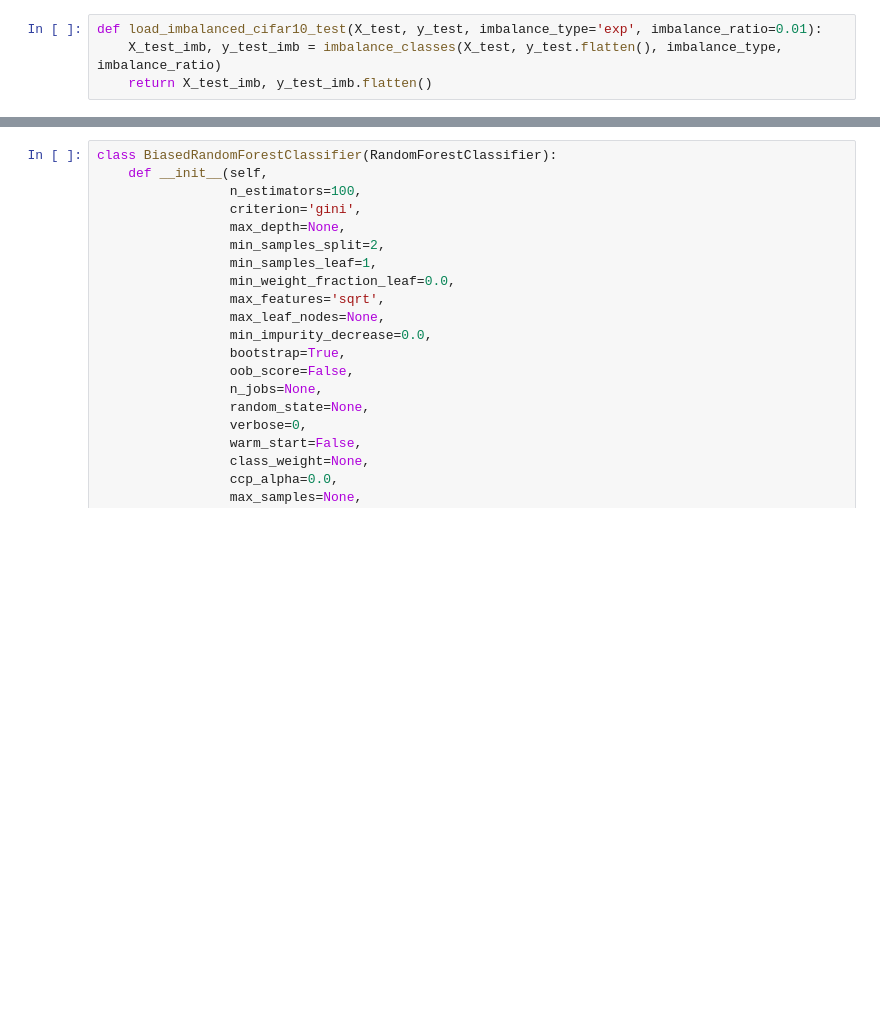
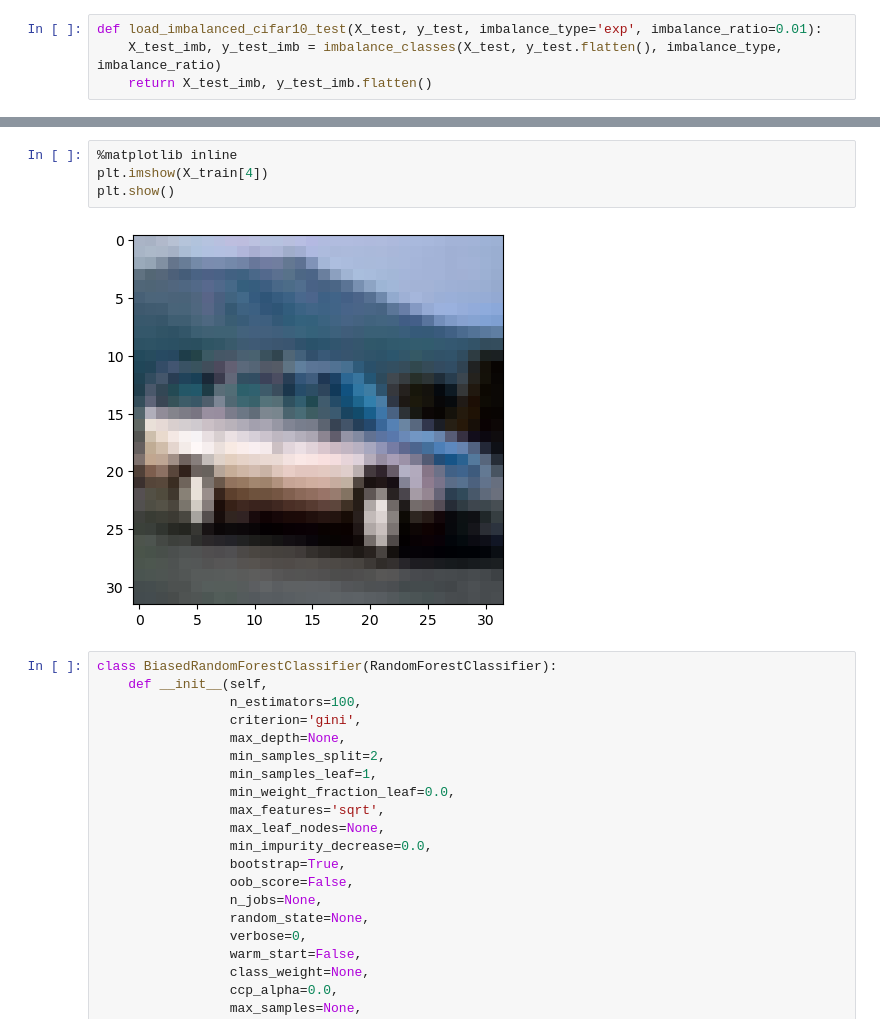
Before and after one commit to ronsh9/Moving-Majority, a Jupyter notebook: experiments/Experiment_2_CIFAR_10_Vanilla_classifier.ipynb, the cells around one changed output, grey strips where cells are left out. Saved outputs shown, nothing was run; the diff lists cells and outputs as text; blank space fills up the shorter version.

```diff
--- a/experiments/Experiment_2_CIFAR_10_Vanilla_classifier.ipynb
+++ b/experiments/Experiment_2_CIFAR_10_Vanilla_classifier.ipynb
@@ -106,3 +230,9 @@ for ratio in ratios:
+# %%
+%matplotlib inline
+plt.imshow(X_train[4])
+plt.show()
+# %% [output]
+[figure, added]
 # %%
 class BiasedRandomForestClassifier(RandomForestClassifier):
     def __init__(self,
```
Also changed, not shown: parts of 8 cells of this notebook, 2 other files.
